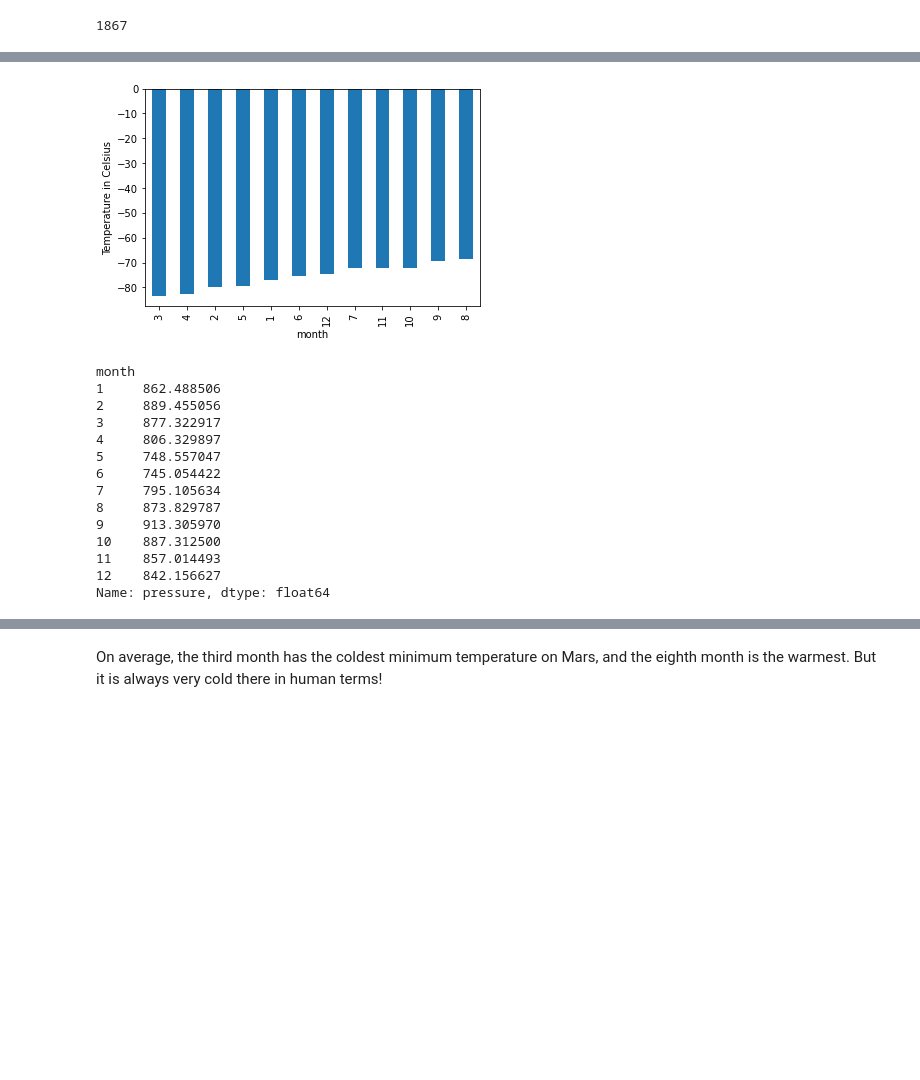
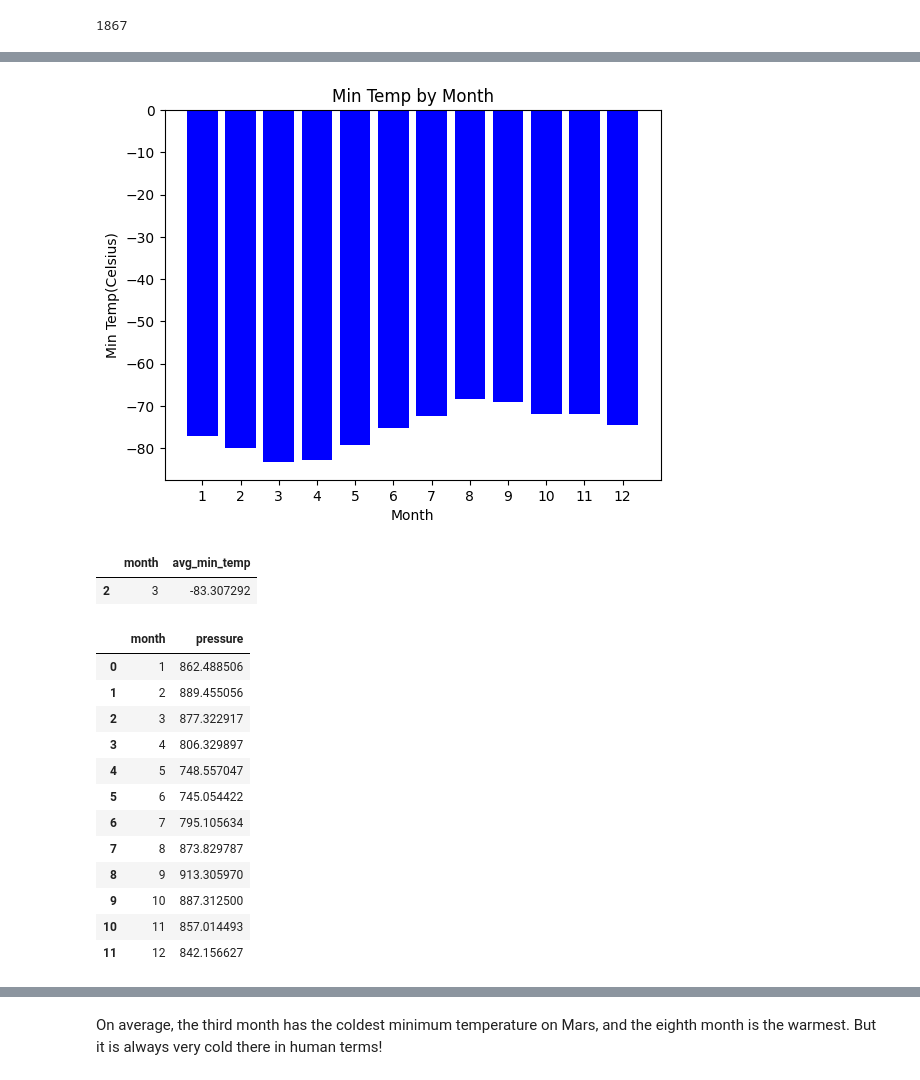
Before and after one commit to LukeTaylorDS/Mission_to_mars, a Jupyter notebook: Mission_to_Mars_Challenge/Mars_Weather_deliverable_2.ipynb, the cells around one changed output, grey strips where cells are left out. Cells and saved outputs as stored; diff of their text form; code cells hidden in the pictures; blank space fills up the shorter version.

```diff
--- a/Mission_to_Mars_Challenge/Mars_Weather_deliverable_2.ipynb
+++ b/Mission_to_Mars_Challenge/Mars_Weather_deliverable_2.ipynb
@@ -125,4 +104,8 @@ Name: month, dtype: int64
 1867
 # %%
 # 3. What is the average low temperature by month?
+df_months_and_ls = df[['month', 'min_temp']]
+avg_min_temp_by_month_df = df_months_and_ls.groupby('month', as_index=False).mean()
+avg_min_temp_by_month_df.rename(columns= {'min_temp':'avg_min_temp'},inplace=True)
+avg_min_temp_by_month_df
 # %% [output]
@@ -147,21 +125,37 @@ Name: min_temp, dtype: float64
+# %%
+# Plot the average temperature by month
+plt.bar(avg_min_temp_by_month_df['month'],avg_min_temp_by_month_df['avg_min_temp'], color='blue')
+plt.title('Min Temp by Month')
+plt.ylabel('Min Temp(Celsius)')
+plt.xlabel('Month')
+plt.xticks(np.arange(min(avg_min_temp_by_month_df['month']), max(avg_min_temp_by_month_df['month'])+1, 1))
+plt.savefig('analysis/avg_min_temp_by_month_bar.png', bbox_inches = 'tight', facecolor = 'w')
+# %% [output]
+[figure, added]
 # %%
 # Identify the coldest and hottest months in Curiosity's location
+coldest_month = avg_min_temp_by_month_df['avg_min_temp'].min()
+coldest_month = avg_min_temp_by_month_df.loc[avg_min_temp_by_month_df['avg_min_temp']==coldest_month]
+coldest_month
 # %% [output]
-[figure, removed]
+|  | month | avg_min_temp |
+| 2 | 3 | -83.307292 |
 # %%
 # 4. Average pressure by Martian month
+df_months_and_pressure = df[['month', 'pressure']]
+df_month_pressure = df_months_and_pressure.groupby('month', as_index=False).mean()
+df_month_pressure
 # %% [output]
-month
-1     862.488506
-2     889.455056
-3     877.322917
-4     806.329897
-5     748.557047
-6     745.054422
-7     795.105634
-8     873.829787
-9     913.305970
-10    887.312500
-11    857.014493
-12    842.156627
-Name: pressure, dtype: float64
+|  | month | pressure |
+| 0 | 1 | 862.488506 |
+| 1 | 2 | 889.455056 |
+| 2 | 3 | 877.322917 |
+| 3 | 4 | 806.329897 |
+| 4 | 5 | 748.557047 |
+| 5 | 6 | 745.054422 |
+| 6 | 7 | 795.105634 |
+| 7 | 8 | 873.829787 |
+| 8 | 9 | 913.305970 |
+| 9 | 10 | 887.312500 |
+| 10 | 11 | 857.014493 |
+| 11 | 12 | 842.156627 |
```
Also changed, not shown: parts of 29 cells of this notebook, 7 other files.
